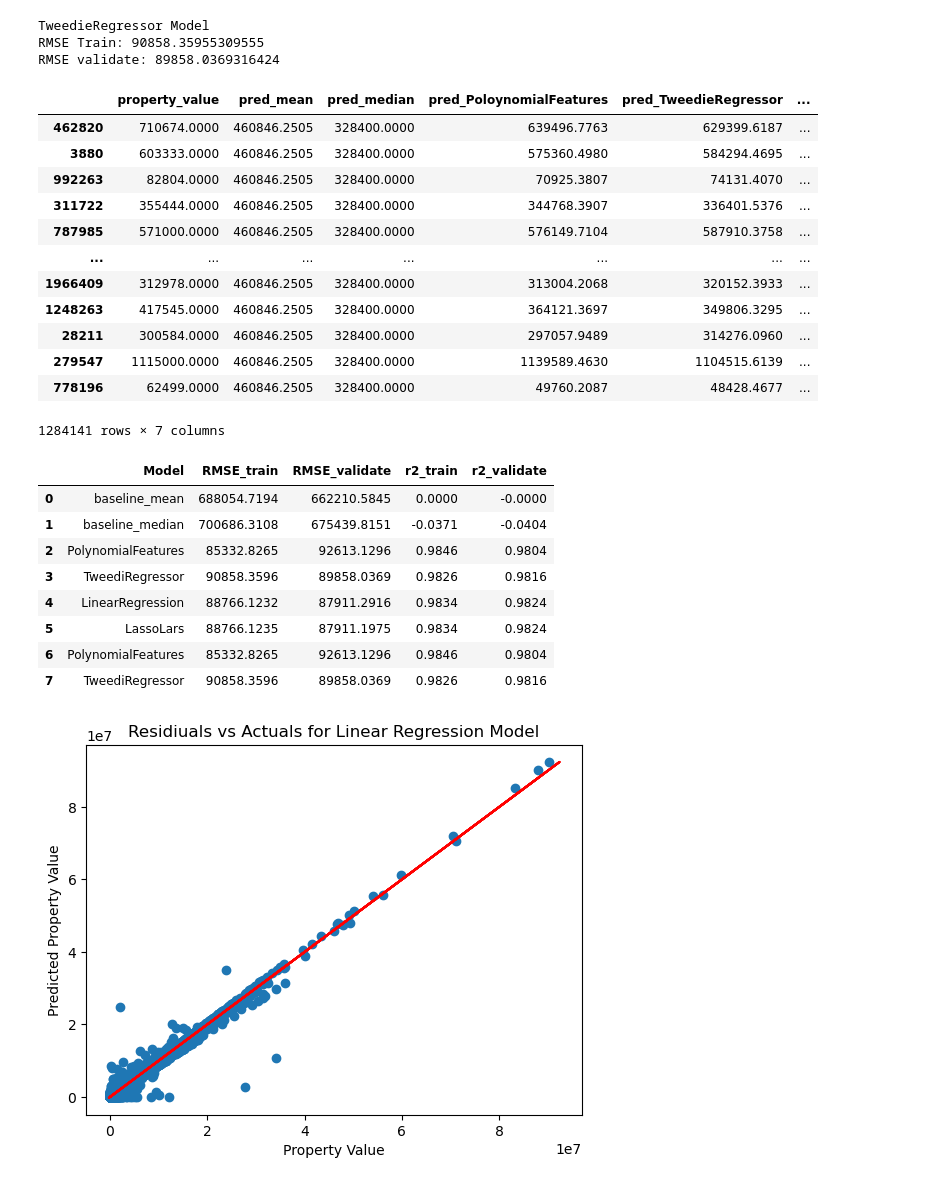
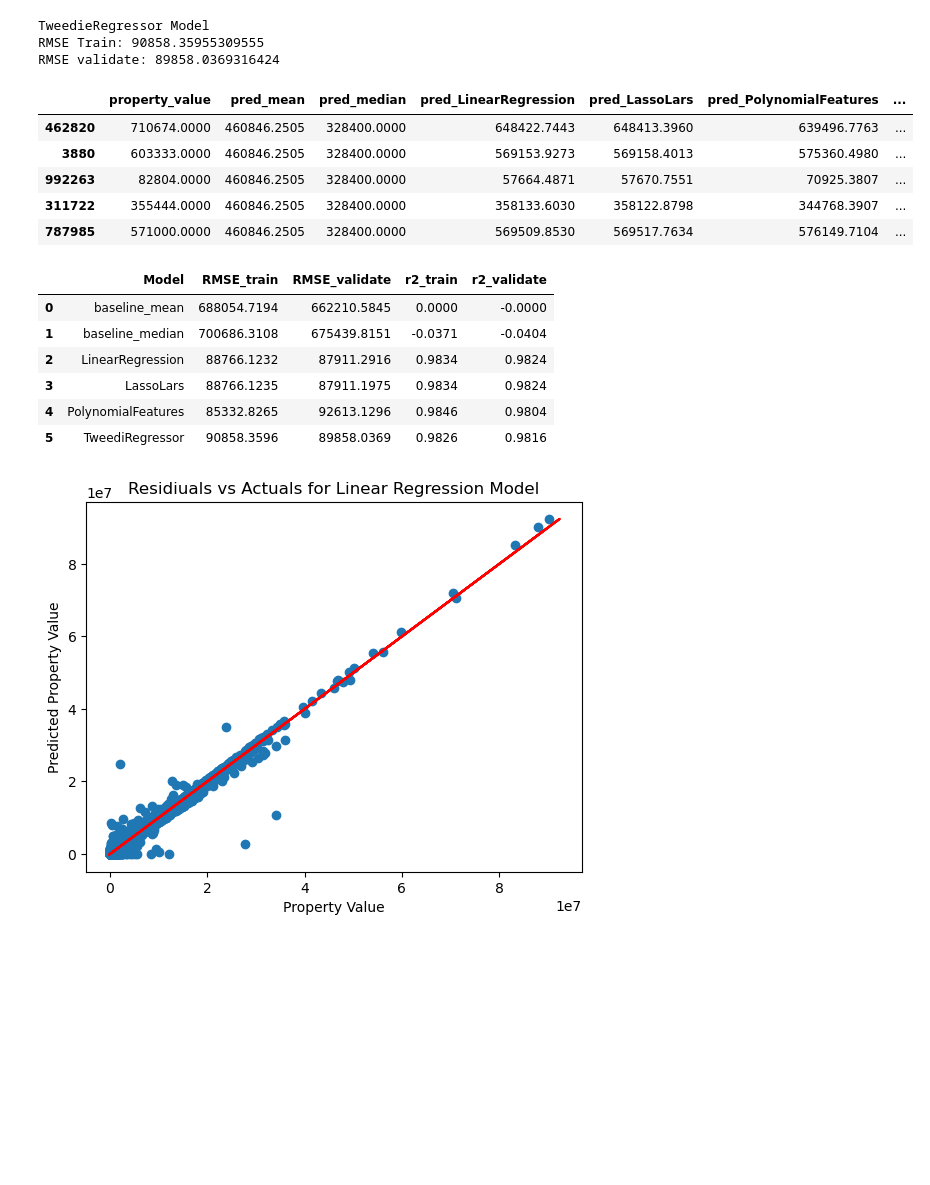
Before and after one commit to nomer-evangelista/regression-exercises, a Jupyter notebook: modeling.ipynb, the cells around one changed output. Saved outputs shown, nothing was run; the diff lists cells and outputs as text; code cells hidden in the pictures; blank space fills up the shorter version.

```diff
--- a/modeling.ipynb
+++ b/modeling.ipynb
@@ -388,20 +381,20 @@ lp = LinearRegression()
 lp.fit(X_train_d2, y_train.property_value)
 
 # Make predictions on the training and validation sets
-y_train = y_train.assign(pred_PoloynomialFeatures=lp.predict(X_train_d2))
-y_validate = y_validate.assign(pred_PoloynomialFeatures=lp.predict(X_validate_d2))
+y_train = y_train.assign(pred_PolynomialFeatures=lp.predict(X_train_d2))
+y_validate = y_validate.assign(pred_PolynomialFeatures=lp.predict(X_validate_d2))
 
 # Calculating RMSE for the model on both the training and validation sets
-rmse_mean_train = mean_squared_error(y_train[['property_value']], y_train.pred_PoloynomialFeatures) ** .5
-rmse_mean_validate = mean_squared_error(y_validate[['property_value']], y_validate.pred_PoloynomialFeatures) ** .5
+rmse_mean_train = mean_squared_error(y_train[['property_value']], y_train.pred_PolynomialFeatures) ** .5
+rmse_mean_validate = mean_squared_error(y_validate[['property_value']], y_validate.pred_PolynomialFeatures) ** .5
 
 # Calculating r2 score
-r2_median_train = r2_score(y_train[['property_value']], y_train.pred_PoloynomialFeatures)
-r2_median_validate = r2_score(y_validate[['property_value']], y_validate.pred_PoloynomialFeatures)
+r2_median_train = r2_score(y_train[['property_value']], y_train.pred_PolynomialFeatures)
+r2_median_validate = r2_score(y_validate[['property_value']], y_validate.pred_PolynomialFeatures)
 
 # printing the rmse values for PolynomialFeatures
 print(f'PolynomialFeatures Model')
-print(f'RMSE Train: {rmse_baseline_train} \nRMSE validate: {rmse_baseline_validate}')
+print(f'RMSE Train: {rmse_mean_train} \nRMSE validate: {rmse_mean_validate}')
 
 # adding the rmse and r2 information of PolynomialFeatures to the dictionary
 metrics_info = {
@@ -455,19 +448,12 @@ TweedieRegressor Model
 RMSE Train: 90858.35955309555
 RMSE validate: 89858.0369316424
 # %%
-y_train
+y_train.head()
 # %% [output]
-|  | property_value | pred_mean | pred_median | pred_PoloynomialFeatures | pred_TweedieRegressor | ... |
-| 462820 | 710674.0000 | 460846.2505 | 328400.0000 | 639496.7763 | 629399.6187 | ... |
-| 3880 | 603333.0000 | 460846.2505 | 328400.0000 | 575360.4980 | 584294.4695 | ... |
-| 992263 | 82804.0000 | 460846.2505 | 328400.0000 | 70925.3807 | 74131.4070 | ... |
-| 311722 | 355444.0000 | 460846.2505 | 328400.0000 | 344768.3907 | 336401.5376 | ... |
-| 787985 | 571000.0000 | 460846.2505 | 328400.0000 | 576149.7104 | 587910.3758 | ... |
-| ... | ... | ... | ... | ... | ... | ... |
-| 1966409 | 312978.0000 | 460846.2505 | 328400.0000 | 313004.2068 | 320152.3933 | ... |
-| 1248263 | 417545.0000 | 460846.2505 | 328400.0000 | 364121.3697 | 349806.3295 | ... |
-| 28211 | 300584.0000 | 460846.2505 | 328400.0000 | 297057.9489 | 314276.0960 | ... |
-| 279547 | 1115000.0000 | 460846.2505 | 328400.0000 | 1139589.4630 | 1104515.6139 | ... |
-| 778196 | 62499.0000 | 460846.2505 | 328400.0000 | 49760.2087 | 48428.4677 | ... |
+|  | property_value | pred_mean | pred_median | pred_LinearRegression | pred_LassoLars | pred_PolynomialFeatures | ... |
+| 462820 | 710674.0000 | 460846.2505 | 328400.0000 | 648422.7443 | 648413.3960 | 639496.7763 | ... |
+| 3880 | 603333.0000 | 460846.2505 | 328400.0000 | 569153.9273 | 569158.4013 | 575360.4980 | ... |
+| 992263 | 82804.0000 | 460846.2505 | 328400.0000 | 57664.4871 | 57670.7551 | 70925.3807 | ... |
+| 311722 | 355444.0000 | 460846.2505 | 328400.0000 | 358133.6030 | 358122.8798 | 344768.3907 | ... |
+| 787985 | 571000.0000 | 460846.2505 | 328400.0000 | 569509.8530 | 569517.7634 | 576149.7104 | ... |
-1284141 rows × 7 columns
 # %%
@@ -474,15 +461,14 @@ y_train
 metrics_df = pd.DataFrame(metrics_list)
 # %%
+# changing option for metrics_df into 4 decimal places
 pd.options.display.float_format = '{:.4f}'.format
 metrics_df
 # %% [output]
 |  | Model | RMSE_train | RMSE_validate | r2_train | r2_validate |
 | 0 | baseline_mean | 688054.7194 | 662210.5845 | 0.0000 | -0.0000 |
 | 1 | baseline_median | 700686.3108 | 675439.8151 | -0.0371 | -0.0404 |
-| 2 | PolynomialFeatures | 85332.8265 | 92613.1296 | 0.9846 | 0.9804 |
-| 3 | TweediRegressor | 90858.3596 | 89858.0369 | 0.9826 | 0.9816 |
-| 4 | LinearRegression | 88766.1232 | 87911.2916 | 0.9834 | 0.9824 |
-| 5 | LassoLars | 88766.1235 | 87911.1975 | 0.9834 | 0.9824 |
-| 6 | PolynomialFeatures | 85332.8265 | 92613.1296 | 0.9846 | 0.9804 |
-| 7 | TweediRegressor | 90858.3596 | 89858.0369 | 0.9826 | 0.9816 |
+| 2 | LinearRegression | 88766.1232 | 87911.2916 | 0.9834 | 0.9824 |
+| 3 | LassoLars | 88766.1235 | 87911.1975 | 0.9834 | 0.9824 |
+| 4 | PolynomialFeatures | 85332.8265 | 92613.1296 | 0.9846 | 0.9804 |
+| 5 | TweediRegressor | 90858.3596 | 89858.0369 | 0.9826 | 0.9816 |
 # %%
```
Also changed, not shown: parts of 33 cells of this notebook.
